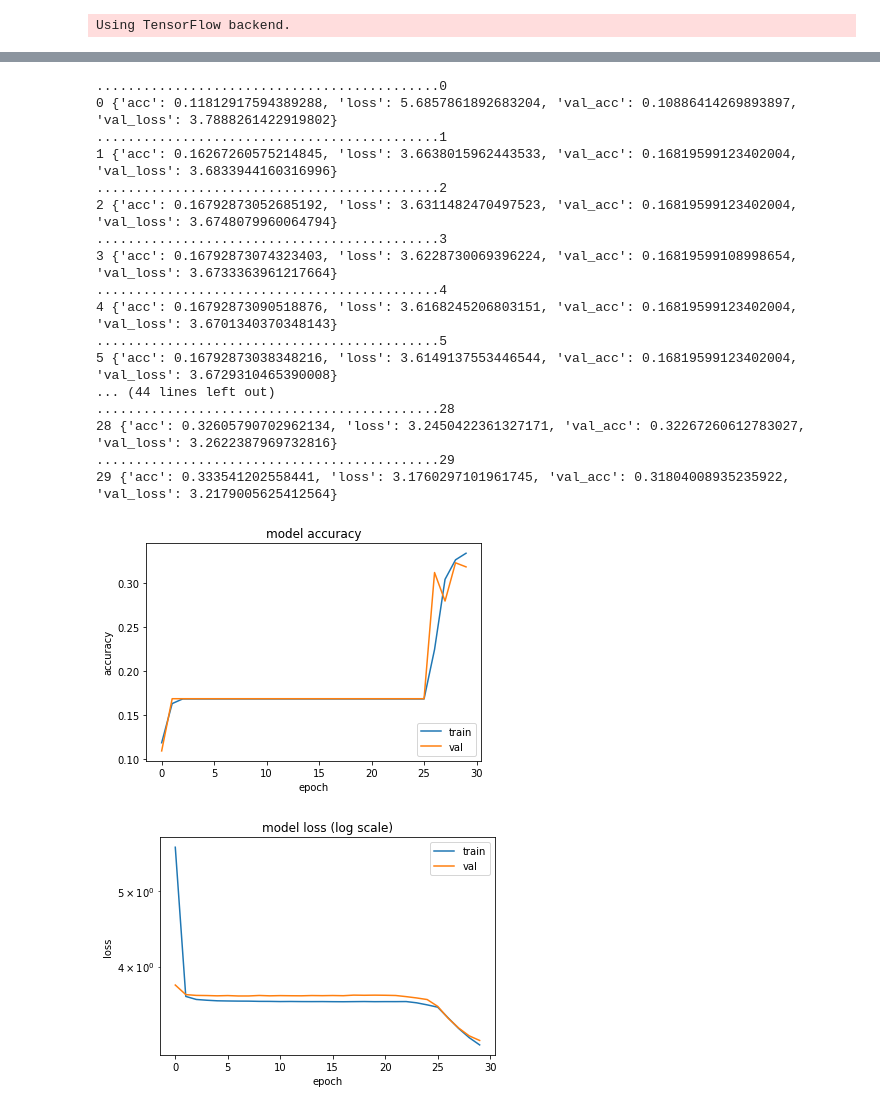
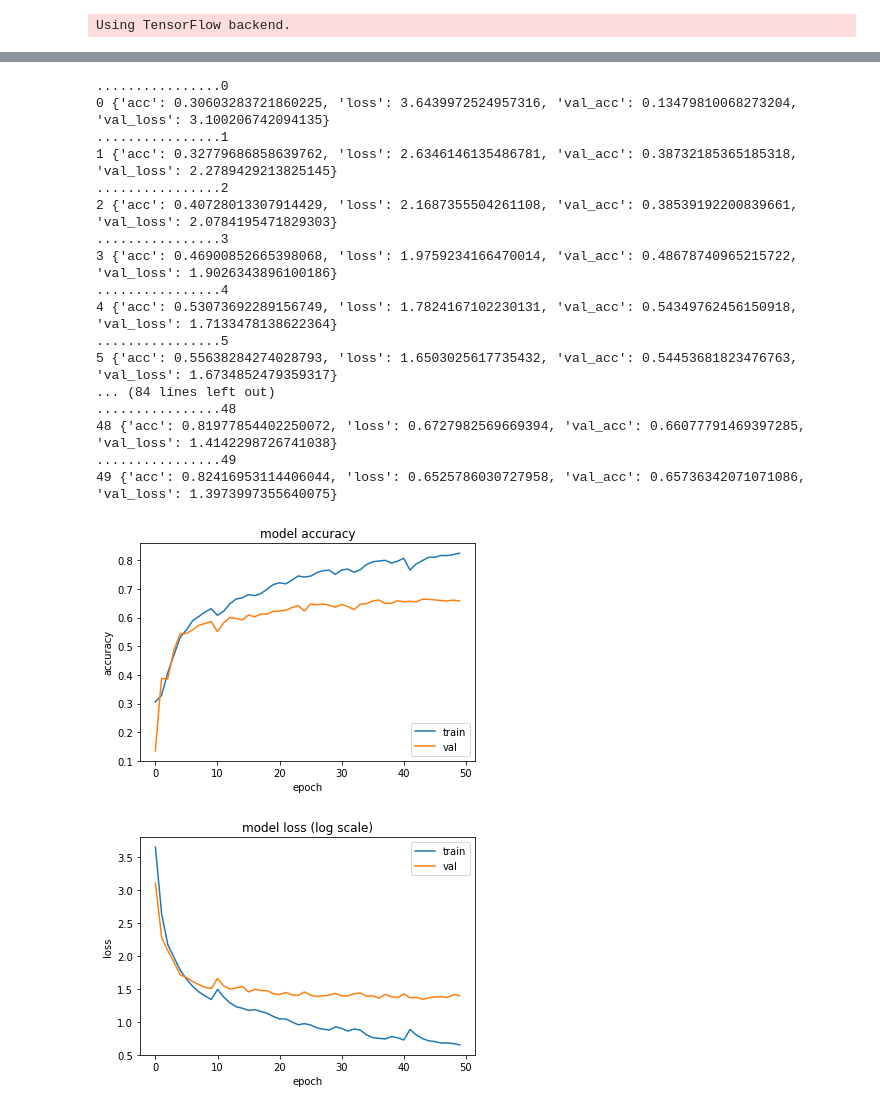
Before and after one commit to emsi/ml-toolbox, a Jupyter notebook: random/Atmosfera/LSTM-10.ipynb, the cells around one changed output, grey strips where cells are left out. Saved outputs shown, nothing was run; the diff lists cells and outputs as text; code cells hidden in the pictures.

Commit message:
Fine tuned simple LSTM for root_service

```diff
--- a/random/Atmosfera/LSTM-10.ipynb
+++ b/random/Atmosfera/LSTM-10.ipynb
@@ -29,0 +43,3 @@ Y=to_categorical(Y)
+# %%
+# Zamień
+Y=[services_idx[y] for y in Y]
@@ -30,3 +51,4 @@ Y=to_categorical(Y)
 # %%
-top_words = 10000
+top_words = 6000
 classes=Y[0,].shape[0]
+print(classes)
@@ -53,14 +77,16 @@ else:
     Y_valid=Y_test
 # %%
 # create the model
-embedding_vecor_length = 1024
+embedding_vecor_length = 128
 model = Sequential()
 model.add(Embedding(top_words, embedding_vecor_length, input_length=max_length))
-model.add(Convolution1D(nb_filter=1024, filter_length=3, border_mode='same', activation='relu'))
-model.add(MaxPooling1D(pool_length=2))
-model.add(Convolution1D(nb_filter=512, filter_length=3, border_mode='same', activation='relu'))
-model.add(MaxPooling1D(pool_length=2))
-model.add(LSTM(200))
+model.add(Dropout(0.25))
+# model.add(Convolution1D(nb_filter=1024, filter_length=3, border_mode='same', activation='relu'))
+# model.add(MaxPooling1D(pool_length=2))
+# model.add(Convolution1D(nb_filter=512, filter_length=3, border_mode='same', activation='relu'))
+# model.add(MaxPooling1D(pool_length=2))
+model.add(LSTM(100))
+model.add(Dropout(0.3))
 model.add(Dense(classes, activation='softmax'))
 
 
@@ -82,4 +108,6 @@ batch_print_cb = LambdaCallback(on_batch_begin=lambda batch, logs: print (".",en
 plot_loss_cb = LambdaCallback(on_epoch_end=lambda epoch, logs:
                               print (epoch, logs))
                               #plt.plot(np.arange(epoch), logs['loss']))
+
+print("done")
 # %% [output]
@@ -103,57 +133,58 @@ None
 # %%
 history = model.fit(
-        X_train,
-        Y_train,
-        nb_epoch=30,
-        batch_size=256,
-        validation_data=(X_valid,Y_valid),
+        X,#_train,
+        Y,#_train,
+        epochs=50,
+        batch_size=1024,
+        #validation_data=(X_valid,Y_valid),
+        validation_split=0.3,
         callbacks=[early_stop_cb, checkpoit_cb, batch_print_cb, plot_loss_cb],
         verbose=0
         )
 
 #history=model.fit(X_train, Y_train, validation_data=(X_test, Y_test), nb_epoch=3, batch_size=512)
 # %% [output]
-............................................0
-0 {'acc': 0.11812917594389288, 'loss': 5.6857861892683204, 'val_acc': 0.10886414269893897, 'val_loss': 3.7888261422919802}
-............................................1
-1 {'acc': 0.16267260575214845, 'loss': 3.6638015962443533, 'val_acc': 0.16819599123402004, 'val_loss': 3.6833944160316996}
-............................................2
-2 {'acc': 0.16792873052685192, 'loss': 3.6311482470497523, 'val_acc': 0.16819599123402004, 'val_loss': 3.6748079960064794}
-............................................3
-3 {'acc': 0.16792873074323403, 'loss': 3.6228730069396224, 'val_acc': 0.16819599108998654, 'val_loss': 3.6733363961217664}
-............................................4
-4 {'acc': 0.16792873090518876, 'loss': 3.6168245206803151, 'val_acc': 0.16819599123402004, 'val_loss': 3.6701340370348143}
-............................................5
-5 {'acc': 0.16792873038348216, 'loss': 3.6149137553446544, 'val_acc': 0.16819599123402004, 'val_loss': 3.6729310465390008}
-... (44 lines left out)
-............................................28
-28 {'acc': 0.32605790702962134, 'loss': 3.2450422361327171, 'val_acc': 0.32267260612783027, 'val_loss': 3.2622387969732816}
-............................................29
-29 {'acc': 0.333541202558441, 'loss': 3.1760297101961745, 'val_acc': 0.31804008935235922, 'val_loss': 3.2179005625412564}
+................0
+0 {'acc': 0.30603283721860225, 'loss': 3.6439972524957316, 'val_acc': 0.13479810068273204, 'val_loss': 3.100206742094135}
+................1
+1 {'acc': 0.32779686858639762, 'loss': 2.6346146135486781, 'val_acc': 0.38732185365185318, 'val_loss': 2.2789429213825145}
+................2
+2 {'acc': 0.40728013307914429, 'loss': 2.1687355504261108, 'val_acc': 0.38539192200839661, 'val_loss': 2.0784195471829303}
+................3
+3 {'acc': 0.46900852665398068, 'loss': 1.9759234166470014, 'val_acc': 0.48678740965215722, 'val_loss': 1.9026343896100186}
+................4
+4 {'acc': 0.53073692289156749, 'loss': 1.7824167102230131, 'val_acc': 0.54349762456150918, 'val_loss': 1.7133478138622364}
+................5
+5 {'acc': 0.55638284274028793, 'loss': 1.6503025617735432, 'val_acc': 0.54453681823476763, 'val_loss': 1.6734852479359317}
+... (84 lines left out)
+................48
+48 {'acc': 0.81977854402250072, 'loss': 0.6727982569669394, 'val_acc': 0.66077791469397285, 'val_loss': 1.4142298726741038}
+................49
+49 {'acc': 0.82416953114406044, 'loss': 0.6525786030727958, 'val_acc': 0.65736342071071086, 'val_loss': 1.3973997355640075}
 # %%
 import matplotlib.pyplot as plt
 # summarize history for accuracy
 plt.plot(history.history['acc'])
 plt.plot(history.history['val_acc'])
 plt.title('model accuracy')
 plt.ylabel('accuracy')
 plt.xlabel('epoch')
 plt.legend(['train', 'val'], loc='lower right')
 plt.show()
 
 
 # summarize history for loss
 plt.plot(history.history['loss'])
 plt.plot(history.history['val_loss'])
 plt.title('model loss (log scale)')
 plt.ylabel('loss')
 plt.xlabel('epoch')
 plt.legend(['train', 'val'], loc='upper right')
-plt.yscale('log')
+#plt.yscale('log')
 plt.show()
 # %% [output]
-[figure, old version]
+[figure, new version]
-[figure, old version]
+[figure, new version]
 # %%
 
 history2 = model.fit(
```
Also changed, not shown: parts of 13 cells of this notebook.
